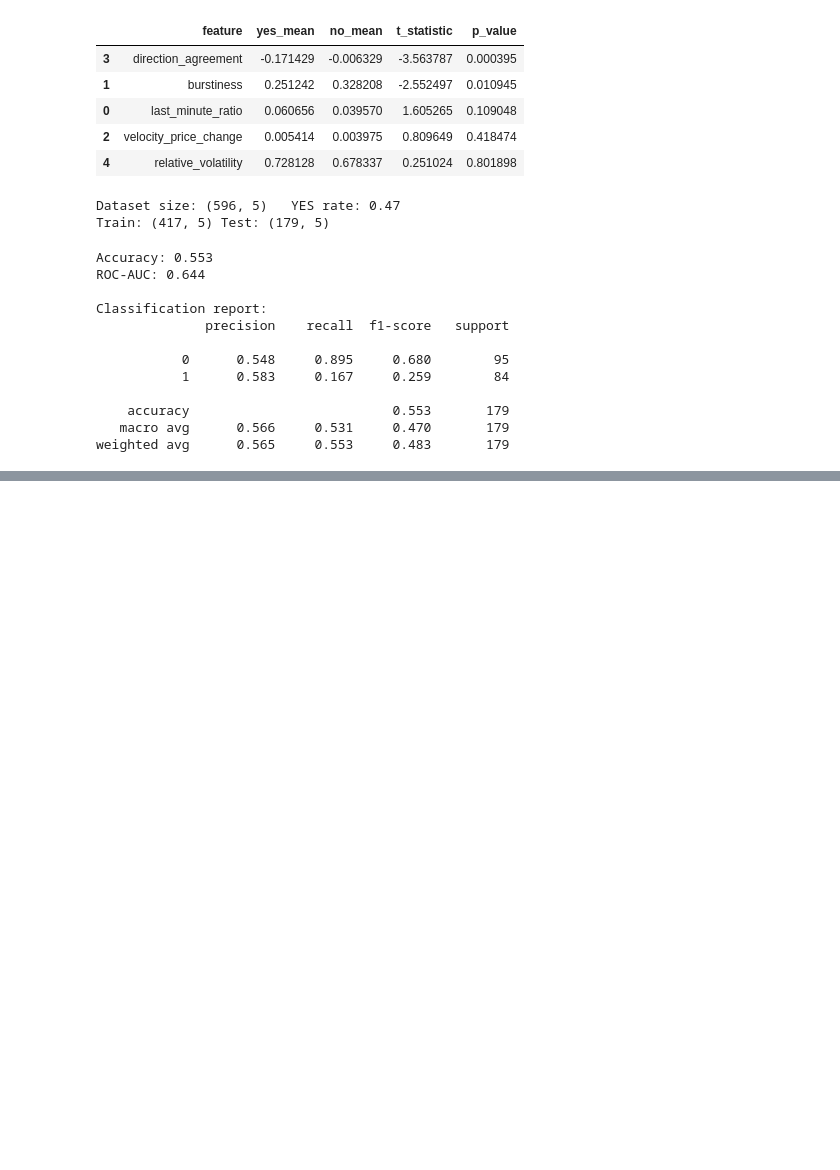
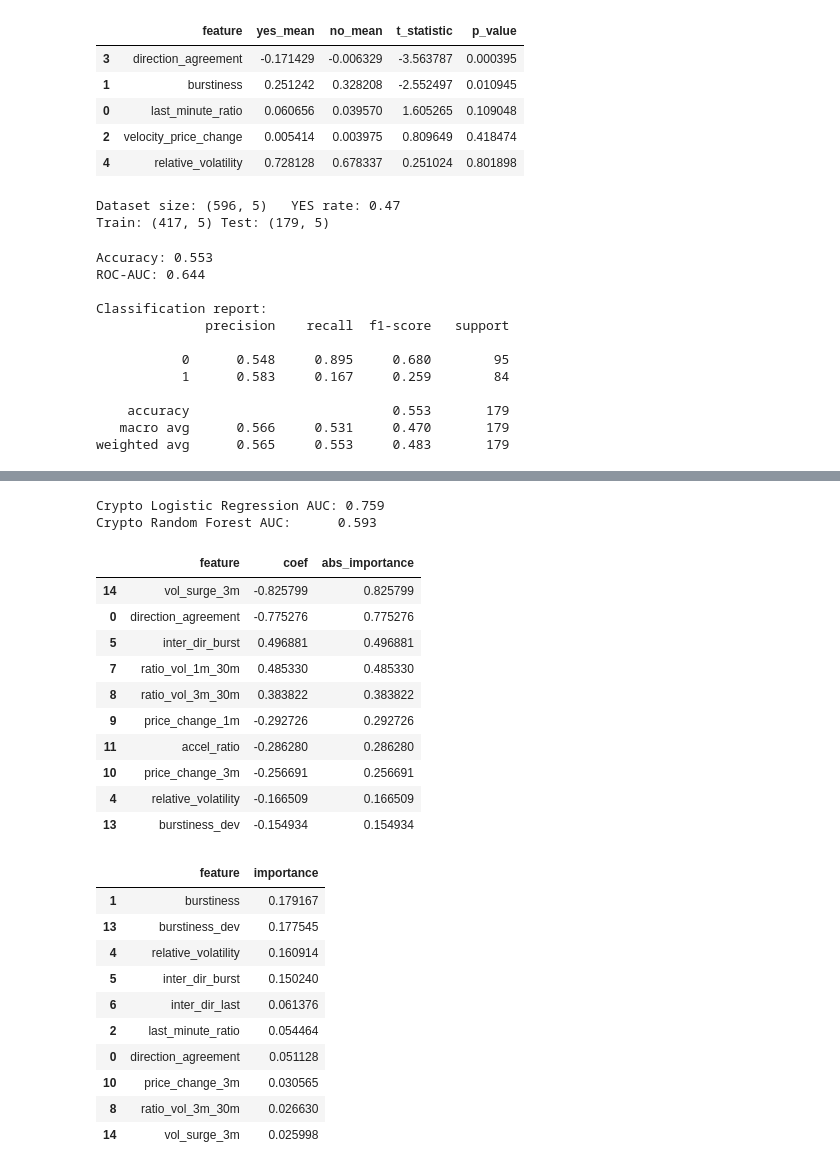
Before and after one commit to adamnhan/prediction-market-money-printer, a Jupyter notebook: notebooks/insider_trading_detectorv2.ipynb, the cells around one changed output, grey strips where cells are left out. Saved outputs shown, nothing was run; the diff lists cells and outputs as text; code cells hidden in the pictures; blank space fills up the shorter version.

```diff
--- a/notebooks/insider_trading_detectorv2.ipynb
+++ b/notebooks/insider_trading_detectorv2.ipynb
@@ -475,0 +869,73 @@ weighted avg      0.565     0.553     0.483       179
+# %%
+# Step 1: isolate Crypto markets and train both models
+
+crypto_df = combined_v4[combined_v4["category"] == "Crypto"].copy()
+
+X_crypto = crypto_df[X_cols_v5].fillna(0)
+y_crypto = crypto_df["is_yes"]
+
+from sklearn.model_selection import train_test_split
+X_train_c, X_test_c, y_train_c, y_test_c = train_test_split(
+    X_crypto, y_crypto, test_size=0.3, random_state=42, stratify=y_crypto
+)
+
+# Logistic Regression
+log_model_crypto = make_pipeline(StandardScaler(), LogisticRegression(max_iter=1000))
+log_model_crypto.fit(X_train_c, y_train_c)
+
+# Random Forest
+rf_model_crypto = RandomForestClassifier(n_estimators=250, random_state=42)
+rf_model_crypto.fit(X_train_c, y_train_c)
+
+# Evaluate AUC again (just for reference)
+from sklearn.metrics import roc_auc_score
+log_auc_crypto = roc_auc_score(y_test_c, log_model_crypto.predict_proba(X_test_c)[:, 1])
+rf_auc_crypto = roc_auc_score(y_test_c, rf_model_crypto.predict_proba(X_test_c)[:, 1])
+
+print(f"Crypto Logistic Regression AUC: {log_auc_crypto:.3f}")
+print(f"Crypto Random Forest AUC:      {rf_auc_crypto:.3f}")
+# %% [output]
+Crypto Logistic Regression AUC: 0.759
+Crypto Random Forest AUC:      0.593
+# %%
+# Step 2: extract feature importance for Crypto-only models
+
+# Logistic regression coefficients
+log_reg_c = log_model_crypto.named_steps["logisticregression"]
+feature_importance_c = pd.DataFrame({
+    "feature": X_cols_v5,
+    "coef": log_reg_c.coef_[0],
+    "abs_importance": np.abs(log_reg_c.coef_[0])
+}).sort_values("abs_importance", ascending=False)
+
+# Random forest importances
+rf_importance_c = pd.DataFrame({
+    "feature": X_cols_v5,
+    "importance": rf_model_crypto.feature_importances_
+}).sort_values("importance", ascending=False)
+
+display(feature_importance_c.head(10))
+display(rf_importance_c.head(10))
+# %% [output]
+|  | feature | coef | abs_importance |
+| 14 | vol_surge_3m | -0.825799 | 0.825799 |
+| 0 | direction_agreement | -0.775276 | 0.775276 |
+| 5 | inter_dir_burst | 0.496881 | 0.496881 |
+| 7 | ratio_vol_1m_30m | 0.485330 | 0.485330 |
+| 8 | ratio_vol_3m_30m | 0.383822 | 0.383822 |
+| 9 | price_change_1m | -0.292726 | 0.292726 |
+| 11 | accel_ratio | -0.286280 | 0.286280 |
+| 10 | price_change_3m | -0.256691 | 0.256691 |
+| 4 | relative_volatility | -0.166509 | 0.166509 |
+| 13 | burstiness_dev | -0.154934 | 0.154934 |
+|  | feature | importance |
+| 1 | burstiness | 0.179167 |
+| 13 | burstiness_dev | 0.177545 |
+| 4 | relative_volatility | 0.160914 |
+| 5 | inter_dir_burst | 0.150240 |
+| 6 | inter_dir_last | 0.061376 |
+| 2 | last_minute_ratio | 0.054464 |
+| 0 | direction_agreement | 0.051128 |
+| 10 | price_change_3m | 0.030565 |
+| 8 | ratio_vol_3m_30m | 0.026630 |
+| 14 | vol_surge_3m | 0.025998 |
```
Also changed, not shown: parts of 15 cells of this notebook.
